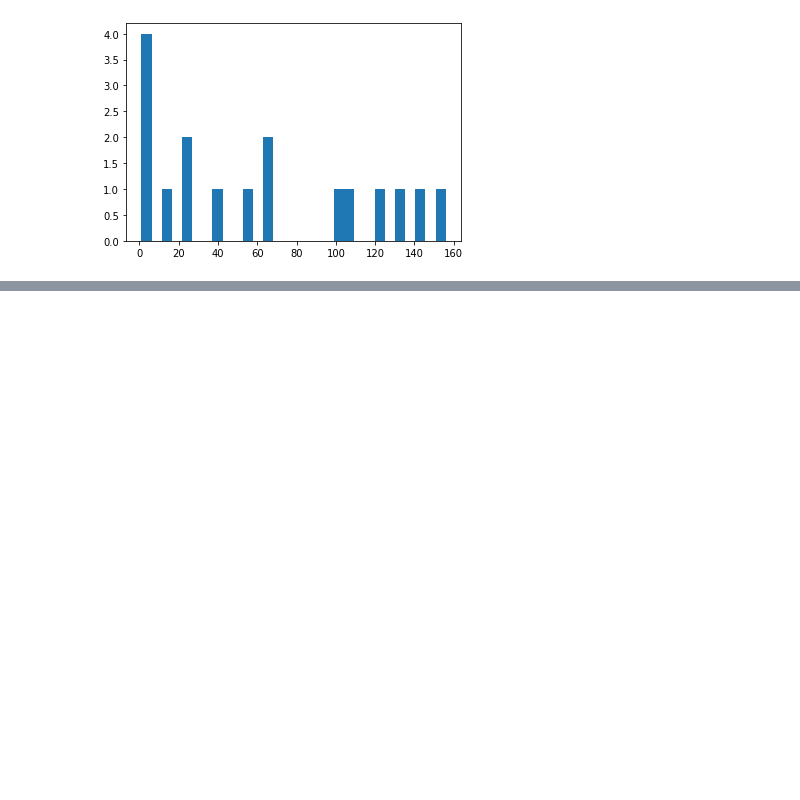
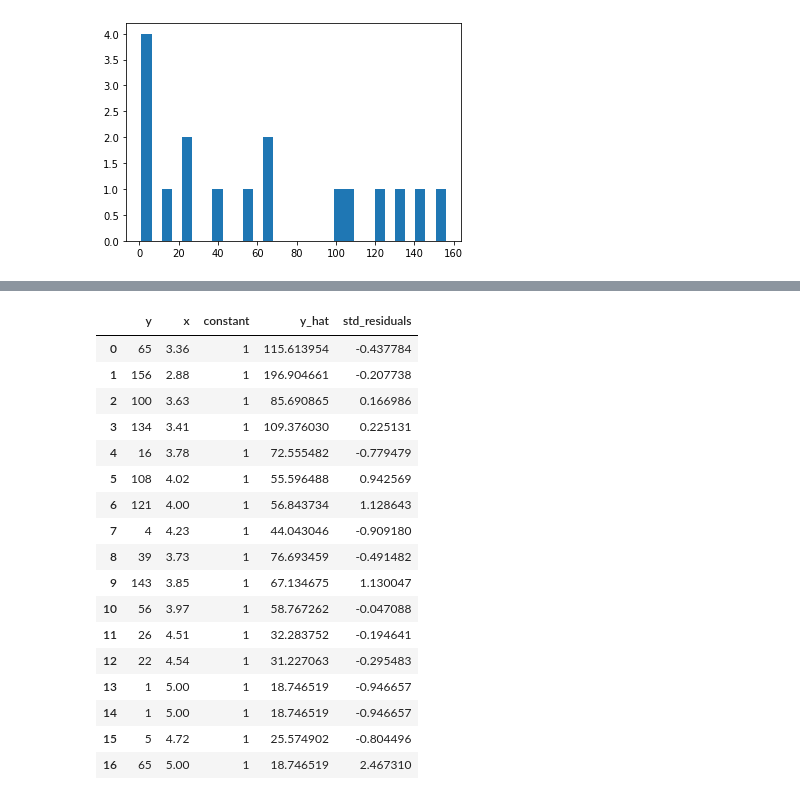
Before and after one commit to ilijavishinov/Masters_GLM, a Jupyter notebook: chapter_4/exercise_4_2.ipynb, the cells around one changed output, grey strips where cells are left out. Drawn from its saved outputs; the diff is of its cells as text; code cells hidden in the pictures; blank space fills up the shorter version.

```diff
--- a/chapter_4/exercise_4_2.ipynb
+++ b/chapter_4/exercise_4_2.ipynb
@@ -110,0 +75,22 @@ df['x'].to_numpy().reshape(17,-1).shape
+# %%
+df['std_residuals'] = (df['y'] - df['y_hat']) / df['y_hat']
+df
+# %% [output]
+|  | y | x | constant | y_hat | std_residuals |
+| 0 | 65 | 3.36 | 1 | 115.613954 | -0.437784 |
+| 1 | 156 | 2.88 | 1 | 196.904661 | -0.207738 |
+| 2 | 100 | 3.63 | 1 | 85.690865 | 0.166986 |
+| 3 | 134 | 3.41 | 1 | 109.376030 | 0.225131 |
+| 4 | 16 | 3.78 | 1 | 72.555482 | -0.779479 |
+| 5 | 108 | 4.02 | 1 | 55.596488 | 0.942569 |
+| 6 | 121 | 4.00 | 1 | 56.843734 | 1.128643 |
+| 7 | 4 | 4.23 | 1 | 44.043046 | -0.909180 |
+| 8 | 39 | 3.73 | 1 | 76.693459 | -0.491482 |
+| 9 | 143 | 3.85 | 1 | 67.134675 | 1.130047 |
+| 10 | 56 | 3.97 | 1 | 58.767262 | -0.047088 |
+| 11 | 26 | 4.51 | 1 | 32.283752 | -0.194641 |
+| 12 | 22 | 4.54 | 1 | 31.227063 | -0.295483 |
+| 13 | 1 | 5.00 | 1 | 18.746519 | -0.946657 |
+| 14 | 1 | 5.00 | 1 | 18.746519 | -0.946657 |
+| 15 | 5 | 4.72 | 1 | 25.574902 | -0.804496 |
+| 16 | 65 | 5.00 | 1 | 18.746519 | 2.467310 |
```
Also changed, not shown: parts of 11 cells of this notebook, 2 other files.
